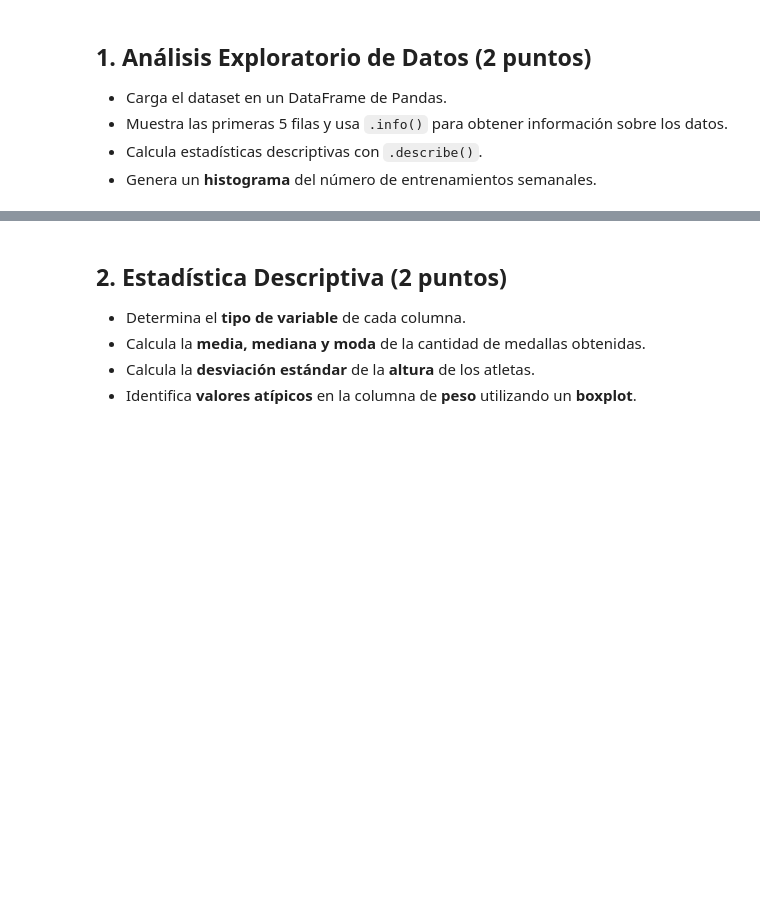
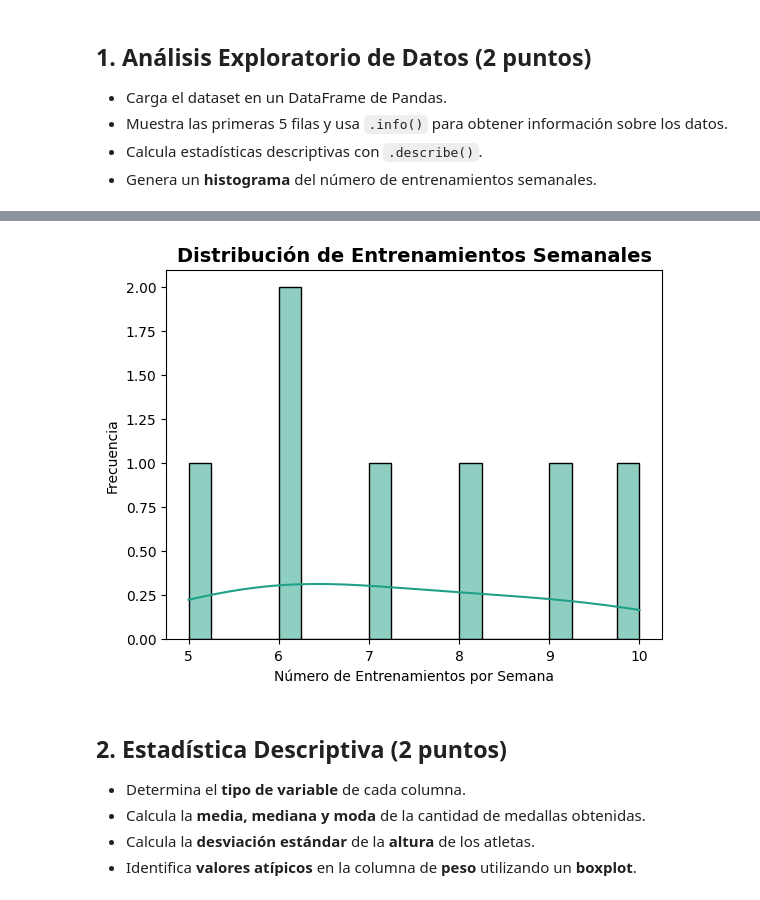
Before and after one commit to Mateo-canales-b/Ciencia_de_datos, a Jupyter notebook: M4/Ev_final_M4.ipynb, the cells around one changed output, grey strips where cells are left out. Saved outputs shown, nothing was run; the diff lists cells and outputs as text; code cells hidden in the pictures; blank space fills up the shorter version.

```diff
--- a/M4/Ev_final_M4.ipynb
+++ b/M4/Ev_final_M4.ipynb
@@ -14,3 +66,14 @@ Evaluar la capacidad del estudiante para aplicar análisis exploratorio de datos
+# %%
+# Histograma de entrenamiento Semanales
+
+sns.histplot(data=df, x='Entrenamientos_Semanales', bins=20, kde=True,
+              color=sns.color_palette("viridis")[3])
+plt.title("Distribución de Entrenamientos Semanales", fontsize=14, fontweight="bold")
+plt.xlabel("Número de Entrenamientos por Semana")
+plt.ylabel("Frecuencia")
+plt.show()
+# %% [output]
+[figure, added]
 # %% [markdown]
 ## 2. Estadística Descriptiva (2 puntos)
 - Determina el **tipo de variable** de cada columna.
```
Also changed, not shown: parts of 4 cells of this notebook.
